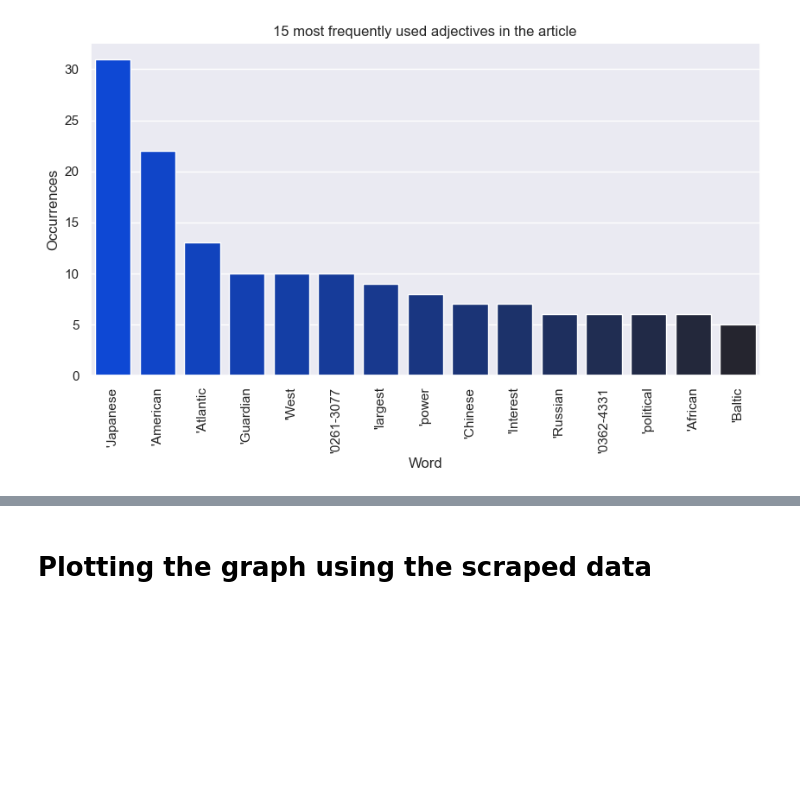
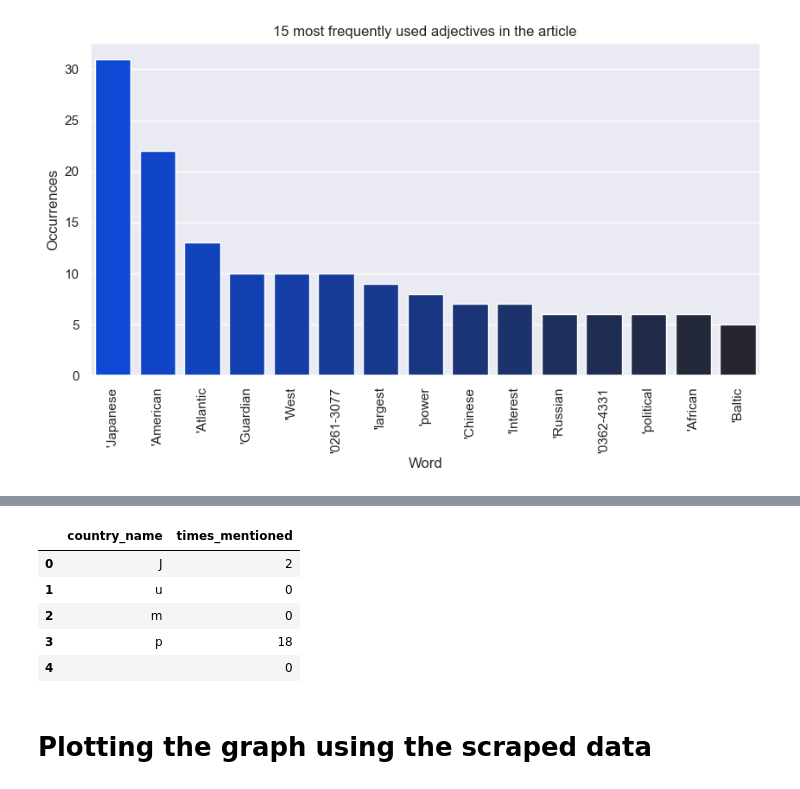
Before and after one commit to banerjee-mallika/20th-century, a Jupyter notebook: textmining/textmining.ipynb, the cells around one changed output, grey strips where cells are left out. Saved outputs shown, nothing was run; the diff lists cells and outputs as text; code cells hidden in the pictures; blank space fills up the shorter version.

```diff
--- a/textmining/textmining.ipynb
+++ b/textmining/textmining.ipynb
@@ -280,3 +285,13 @@ plt.xticks(rotation=90)
+# %%
+country_df = pd.DataFrame(dict_of_counts.items(), columns = ['country_name','times_mentioned'] )
+country_df.head()
+# %% [output]
+|  | country_name | times_mentioned |
+| 0 | J | 2 |
+| 1 | u | 0 |
+| 2 | m | 0 |
+| 3 | p | 18 |
+| 4 |  | 0 |
 # %% [markdown]
 # Plotting the graph using the scraped data
 # %%
```
Also changed, not shown: parts of 14 cells of this notebook, 5 other files.
